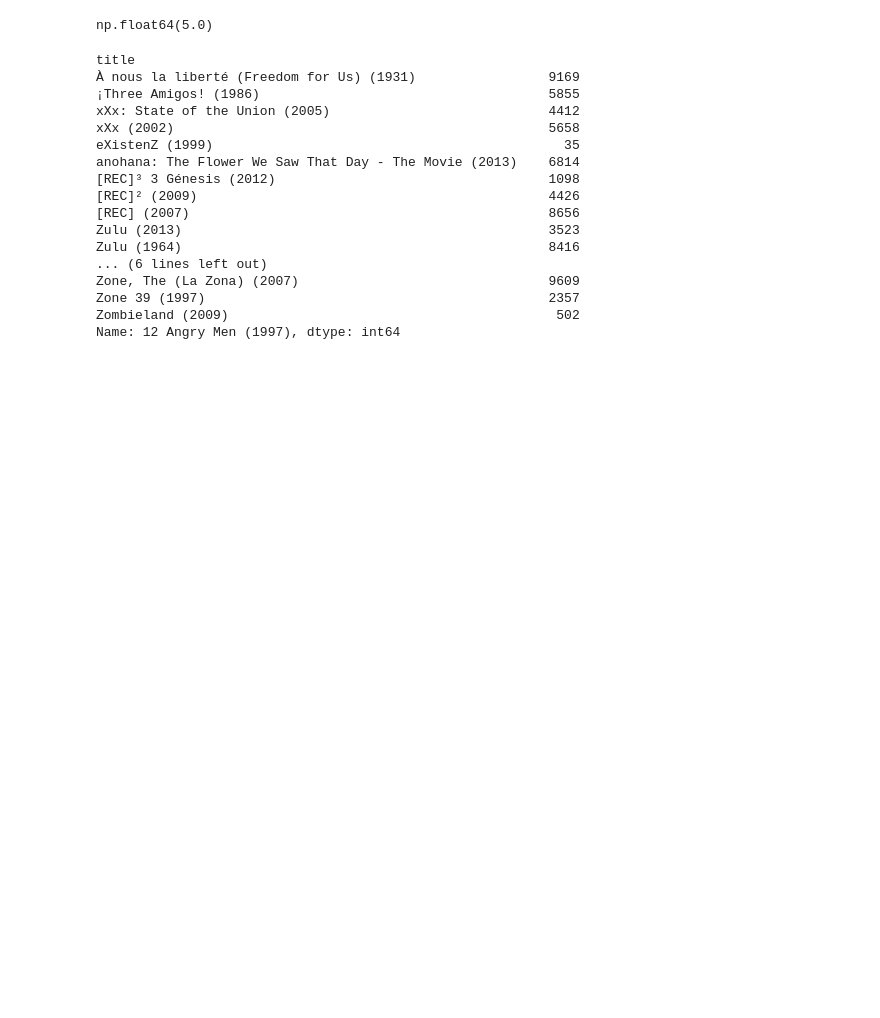
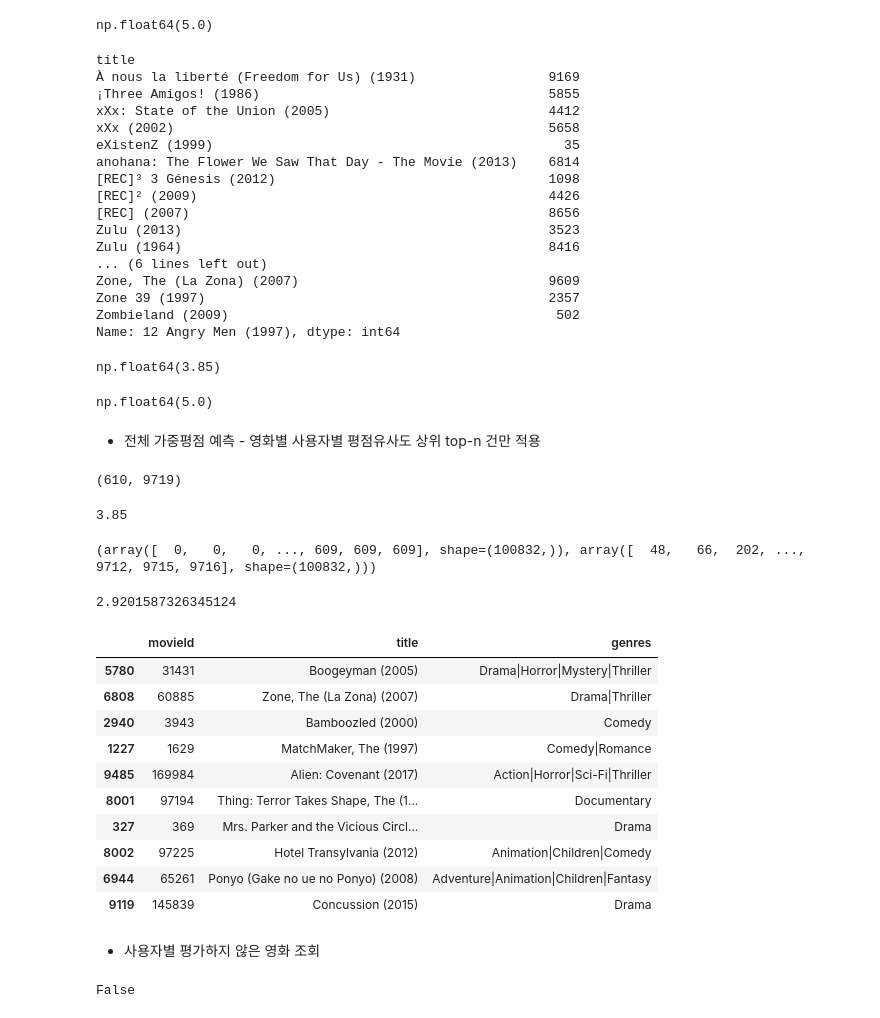
Before and after one commit to yugyeongh/encore_skn11, a Jupyter notebook: 05_ml-workspace/10_recommendation/02_item_based_db_filtering.ipynb, the cells around one changed output. Saved outputs shown, nothing was run; the diff lists cells and outputs as text; code cells hidden in the pictures; blank space fills up the shorter version.

```diff
--- a/05_ml-workspace/10_recommendation/02_item_based_db_filtering.ipynb
+++ b/05_ml-workspace/10_recommendation/02_item_based_db_filtering.ipynb
@@ -246,3 +246,72 @@ Zone, The (La Zona) (2007)                                9609
 Zone 39 (1997)                                            2357
 Zombieland (2009)                                          502
 Name: 12 Angry Men (1997), dtype: int64
+# %%
+# 사용자별 영화별 가중평점 예측
+def predict_ratings_by_user_movie(user_idx, movie_idx, topn_sim_idx):
+    topn_sim = movies_sim[movie_idx, :][topn_sim_idx]      # 영화별 평점유사도
+    topn_rating = users_movies_df.values[user_idx, :][topn_sim_idx]     # 평점유사도 topn 건에 대한 사용자 평점
+    return topn_sim.dot(topn_rating) / np.abs(topn_sim).sum()
+
+# 176번째 사용자의 35번째 영화에 대한 평점
+topn_sim_idx = movies_sim_df.iloc[35].argsort()[:-(10+1):-1]   # 35번째 영화 # 유사도 상위 10개 # reverse
+
+predict_ratings_by_user_movie(176, 35, topn_sim_idx)
+# %% [output]
+np.float64(3.85)
+# %%
+users_movies_df.iloc[176, 35]
+# %% [output]
+np.float64(5.0)
+# %% [markdown]
+- 전체 가중평점 예측 - 영화별 사용자별 평점유사도 상위 top-n 건만 적용
+# %%
+def predict_ratings(topn=20):
+    pred = np.zeros(users_movies_df.shape)
+
+    for movie_idx in range(pred.shape[1]):
+        topn_sim_idx = movies_sim_df.iloc[movie_idx].argsort()[:-(topn+1):-1]
+
+        for user_idx in range(pred.shape[0]):
+            pred[user_idx, movie_idx] = predict_ratings_by_user_movie(user_idx, movie_idx, topn_sim_idx)
+
+    return pred
+
+ratings_pred = predict_ratings(10)
+ratings_pred.shape
+# %% [output]
+(610, 9719)
+# %%
+print(ratings_pred[176,35])
+# %% [output]
+3.85
+# %%
+ratings_pred_df = pd.DataFrame(ratings_pred, index=users_movies_df.index, columns=users_movies_df.columns)
+get_mse(users_movies_df.values, ratings_pred_df.values)
+# %% [output]
+(array([  0,   0,   0, ..., 609, 609, 609], shape=(100832,)), array([  48,   66,  202, ..., 9712, 9715, 9716], shape=(100832,)))
+2.9201587326345124
+# %%
+movies_df.iloc[(ratings_pred[170].argsort()[:-11:-1])]
+# %% [output]
+|  | movieId | title | genres |
+| 5780 | 31431 | Boogeyman (2005) | Drama|Horror|Mystery|Thriller |
+| 6808 | 60885 | Zone, The (La Zona) (2007) | Drama|Thriller |
+| 2940 | 3943 | Bamboozled (2000) | Comedy |
+| 1227 | 1629 | MatchMaker, The (1997) | Comedy|Romance |
+| 9485 | 169984 | Alien: Covenant (2017) | Action|Horror|Sci-Fi|Thriller |
+| 8001 | 97194 | Thing: Terror Takes Shape, The (1... | Documentary |
+| 327 | 369 | Mrs. Parker and the Vicious Circl... | Drama |
+| 8002 | 97225 | Hotel Transylvania (2012) | Animation|Children|Comedy |
+| 6944 | 65261 | Ponyo (Gake no ue no Ponyo) (2008) | Adventure|Animation|Children|Fantasy |
+| 9119 | 145839 | Concussion (2015) | Drama |
+# %% [markdown]
+- 사용자별 평가하지 않은 영화 조회
+# %%
+def get_unseen_movies(user_idx):
+    user_ratings_df = users_movies_df.iloc[user_idx]
+    return user_ratings_df[user_ratings_df == 0]
+
+'Round Midnight (1986)' in get_unseen_movies(170).index
+# %% [output]
+False
```
Also changed, not shown: parts of 3 cells of this notebook, 5 other files.
